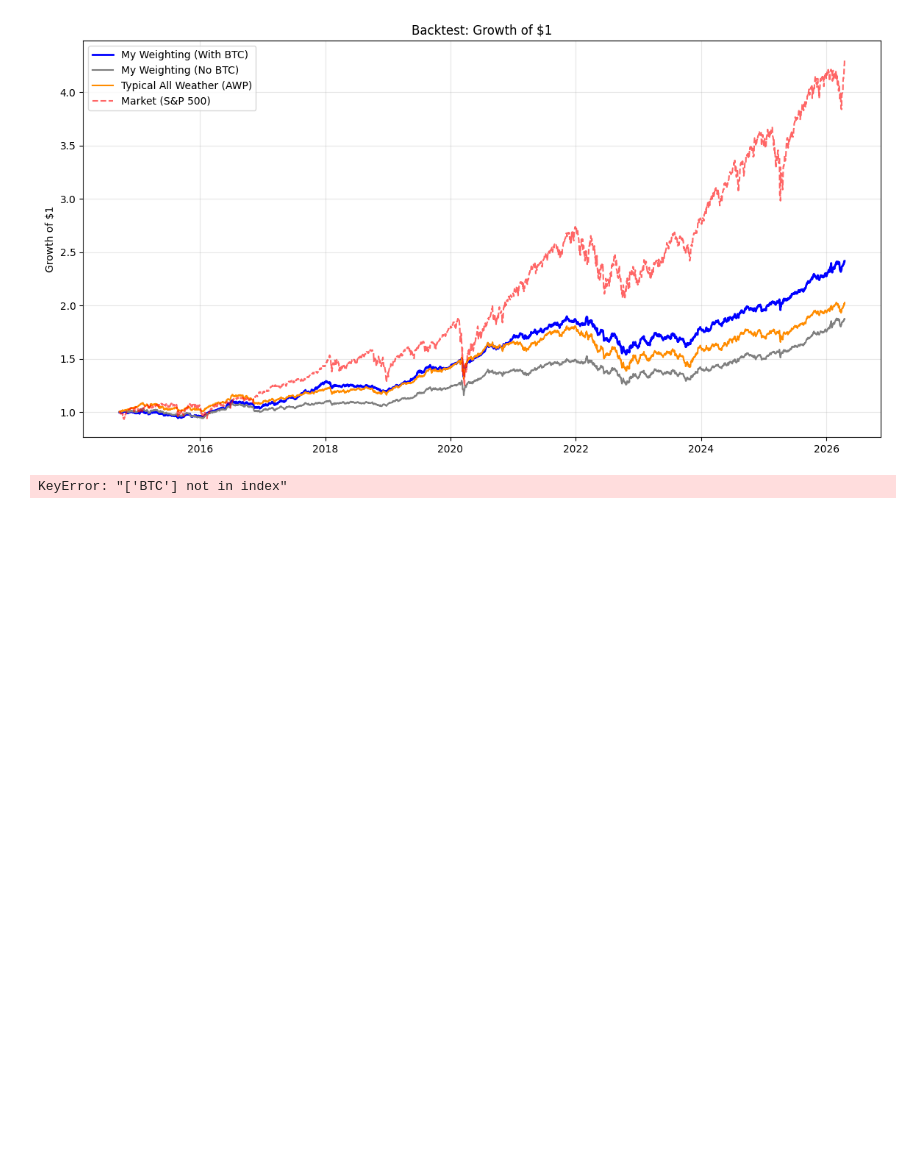
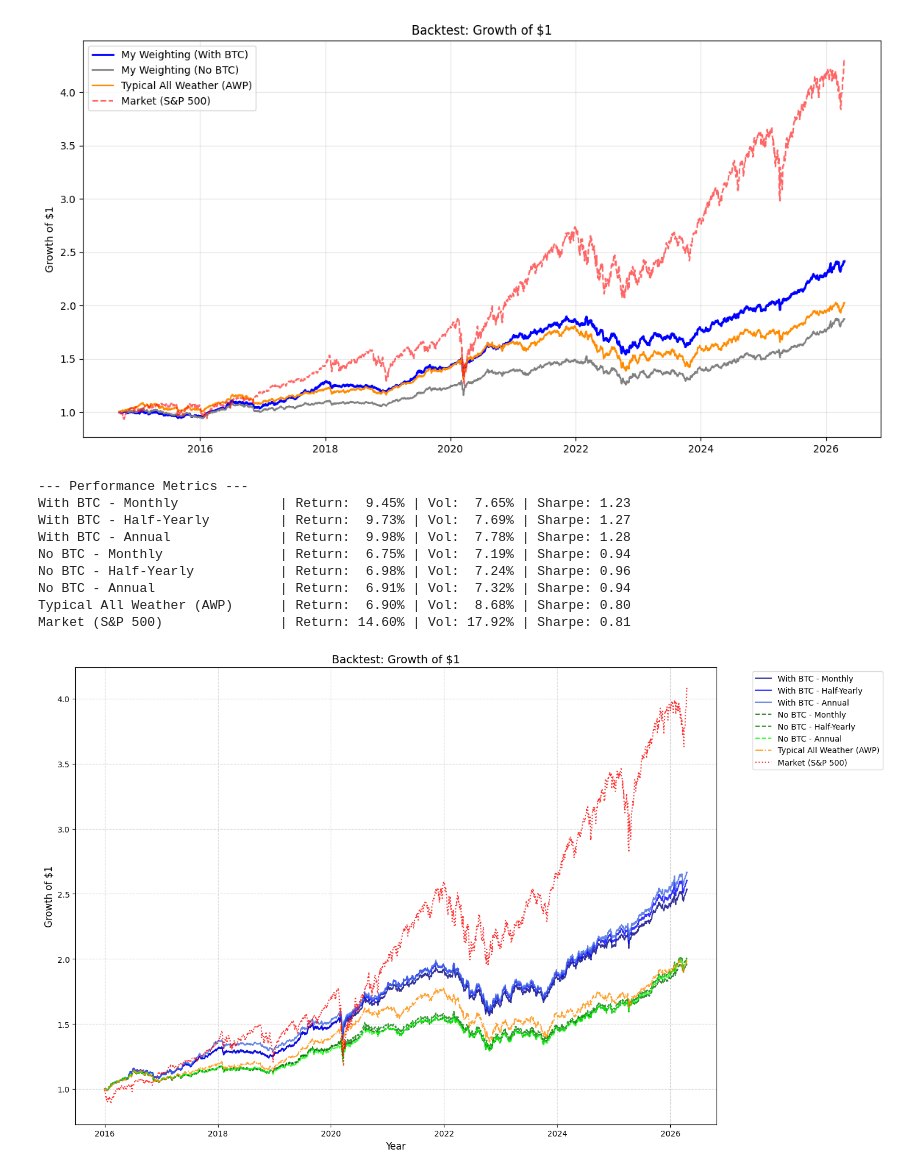
Before and after one commit to kcf1/fina4359-quant-trading, a Jupyter notebook: final/andy/FINA4359.ipynb, the cells around one changed output. Cells and saved outputs as stored; diff of their text form; code cells hidden in the pictures; blank space fills up the shorter version.

```diff
--- a/final/andy/FINA4359.ipynb
+++ b/final/andy/FINA4359.ipynb
@@ -296,7 +296,7 @@ def run_full_comparison(file_path):
 
     # Asset groupings
     assets_with_btc = ['SPY - stocks', 'GLD - gold', 'DBC - commodities',
-                       'IEF - intermediate bonds', 'TLT - long term bonds', 'BTC']
+                       'IEF - intermediate bonds', 'TLT - long term bonds', 'btc']
     assets_no_btc = ['SPY - stocks', 'GLD - gold', 'DBC - commodities',
                       'IEF - intermediate bonds', 'TLT - long term bonds']
 
@@ -363,34 +363,43 @@ def run_full_comparison(file_path):
     }
 
     print("--- Performance Metrics ---")
     for name, s_ret in results.items():
         # Align data
         s_aligned = s_ret.loc[start_date:]
         cum_growth = (1 + s_aligned).cumprod()
 
         # Plotting
         style = styles.get(name, {'color': 'black', 'ls': '-'})
         plt.plot(cum_growth, label=name, color=style['color'], linestyle=style['ls'], alpha=0.8)
 
         # Calculate Stats for printing
         years = (cum_growth.index[-1] - cum_growth.index[0]).days / 365.25
         ann_ret = ((cum_growth.iloc[-1])**(1/years) - 1) * 100
         ann_vol = s_aligned.std() * np.sqrt(252) * 100
         sharpe = ann_ret / ann_vol
         print(f"{name:30} | Return: {ann_ret:5.2f}% | Vol: {ann_vol:5.2f}% | Sharpe: {sharpe:4.2f}")
 
     plt.title('Backtest: Growth of $1', fontsize=14)
     plt.ylabel('Growth of $1', fontsize=12)
     plt.xlabel('Year', fontsize=12)
     plt.legend(bbox_to_anchor=(1.05, 1), loc='upper left', fontsize=10)
     plt.grid(True, which='both', linestyle='--', alpha=0.5)
     plt.tight_layout()
     plt.show()
 
 # Run the full script
 run_full_comparison('FINA4359 database +btc.csv')
 # %% [output]
-KeyError: "['BTC'] not in index"
+--- Performance Metrics ---
+With BTC - Monthly             | Return:  9.45% | Vol:  7.65% | Sharpe: 1.23
+With BTC - Half-Yearly         | Return:  9.73% | Vol:  7.69% | Sharpe: 1.27
+With BTC - Annual              | Return:  9.98% | Vol:  7.78% | Sharpe: 1.28
+No BTC - Monthly               | Return:  6.75% | Vol:  7.19% | Sharpe: 0.94
+No BTC - Half-Yearly           | Return:  6.98% | Vol:  7.24% | Sharpe: 0.96
+No BTC - Annual                | Return:  6.91% | Vol:  7.32% | Sharpe: 0.94
+Typical All Weather (AWP)      | Return:  6.90% | Vol:  8.68% | Sharpe: 0.80
+Market (S&P 500)               | Return: 14.60% | Vol: 17.92% | Sharpe: 0.81
+[figure, added]
 # %%
 import pandas as pd
 import numpy as np
```
Also changed, not shown: parts of 4 cells of this notebook.
